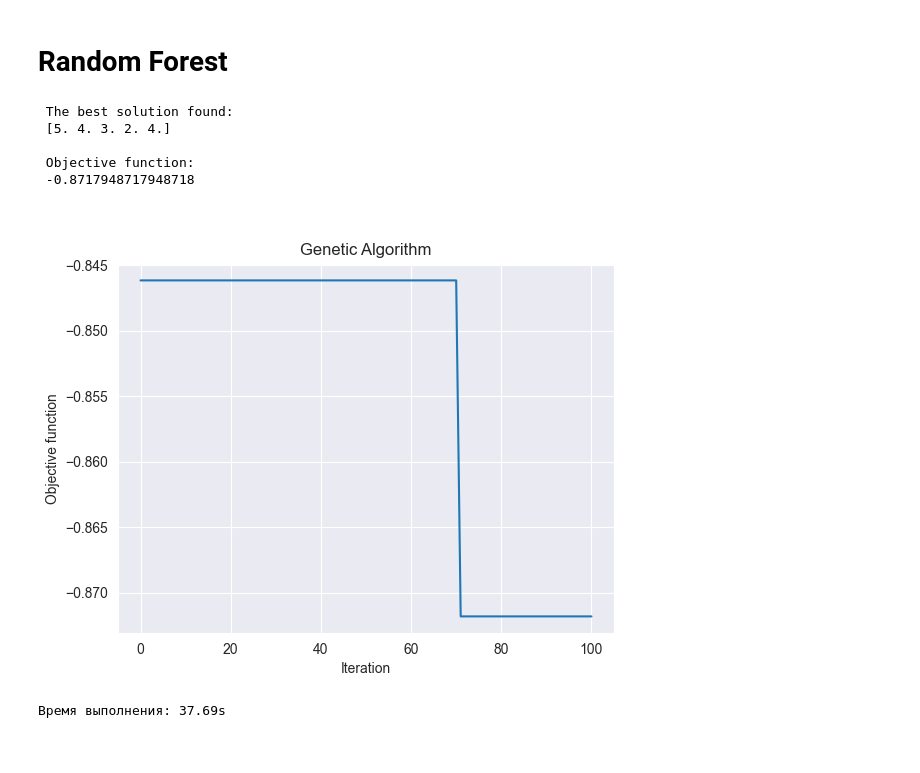
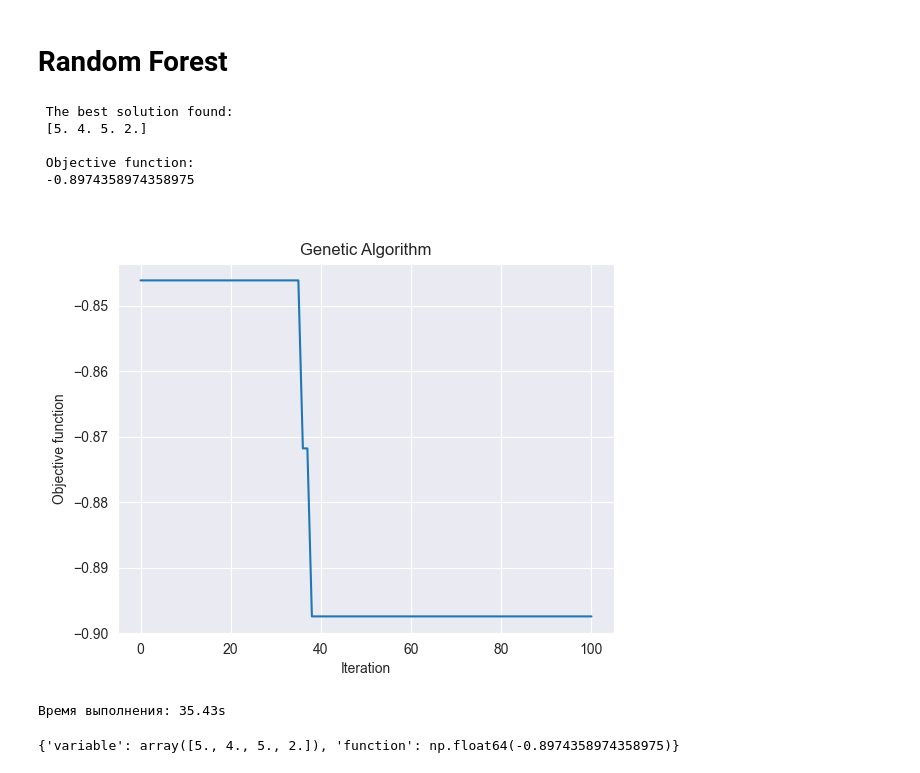
Before and after one commit to FuseII/intelligent_systems, a Jupyter notebook: lab_9_10/evolution_optim_params.ipynb, the cells around one changed output. Cells and saved outputs as stored; diff of their text form; code cells hidden in the pictures.

Commit message:
evolution params

```diff
--- a/lab_9_10/evolution_optim_params.ipynb
+++ b/lab_9_10/evolution_optim_params.ipynb
@@ -353,45 +353,46 @@ def rf_score(X):
     max_depth = int(X[1])
     min_samples_split = int(X[2])
     min_samples_leaf = int(X[3])
-    bootstrap = bool(X[4])
     clf = RandomForestClassifier(n_estimators=n_estimators, max_depth=max_depth,
                                  min_samples_split=min_samples_split, min_samples_leaf=min_samples_leaf,
-                                 bootstrap=bootstrap,
+                                 bootstrap=True,
                                  random_state=0)
     clf.fit(X_train, y_train)
     y_pred = clf.predict(X_test)
     return -accuracy_score(y_test, y_pred)
 
 plt.close()
 
 algorithm_param = {'max_num_iteration': 100, 'population_size': 100,
                    'mutation_probability': 0.1,
                    'elit_ratio': 0.01,
                    'crossover_probability': 0.5,
                    'parents_portion': 0.3,
                    'crossover_type': 'uniform',
                    'max_iteration_without_improv': None}
-varbound = np.array([[1, 10], [2, 15],[2,24],[2,7],[3,5]])  #params
+varbound = np.array([[1, 10], [2, 15],[2,24],[2,7]])  #params
 t1 = time()
-model = ga(function=rf_score, dimension=5, variable_type='int', variable_boundaries=varbound,
+model = ga(function=rf_score, dimension=4, variable_type='int', variable_boundaries=varbound,
            algorithm_parameters=algorithm_param)
 try:
     model.run()
 except Exception as ex:
     print(ex)
 t2 = time()
 print("Время выполнения: {:.2f}s".format(t2 - t1))
 # %% [output]
  The best solution found:
- [5. 4. 3. 2. 4.]
+ [5. 4. 5. 2.]
 
  Objective function:
- -0.8717948717948718
+ -0.8974358974358975
-[figure, old version]
+[figure, new version]
-Время выполнения: 37.69s
+Время выполнения: 35.43s
 # %%
 solution = model.output_dict
 print(solution)
+# %% [output]
+{'variable': array([5., 4., 5., 2.]), 'function': np.float64(-0.8974358974358975)}
 # %%
 # Проверка найденных параметров
 plt.close()
```
Also changed, not shown: parts of 6 cells of this notebook.
